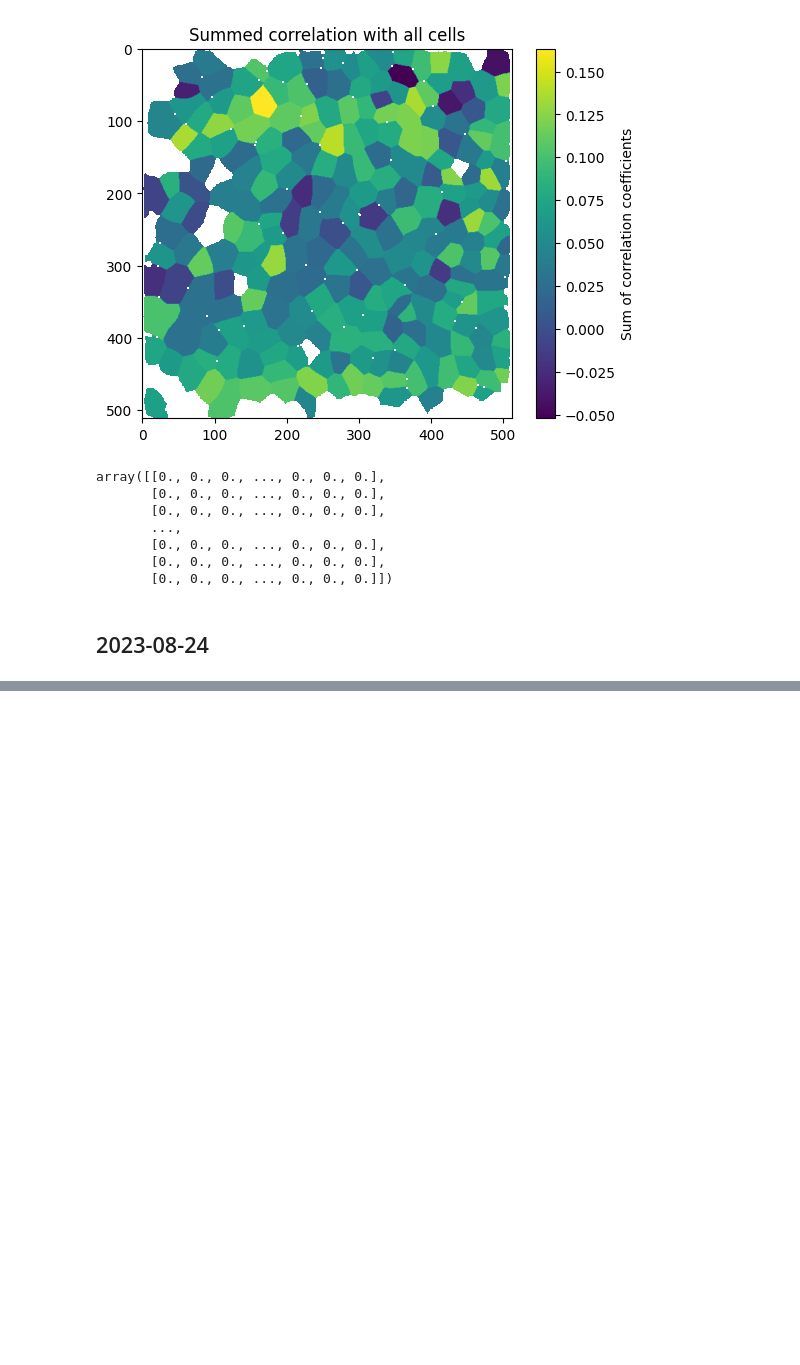
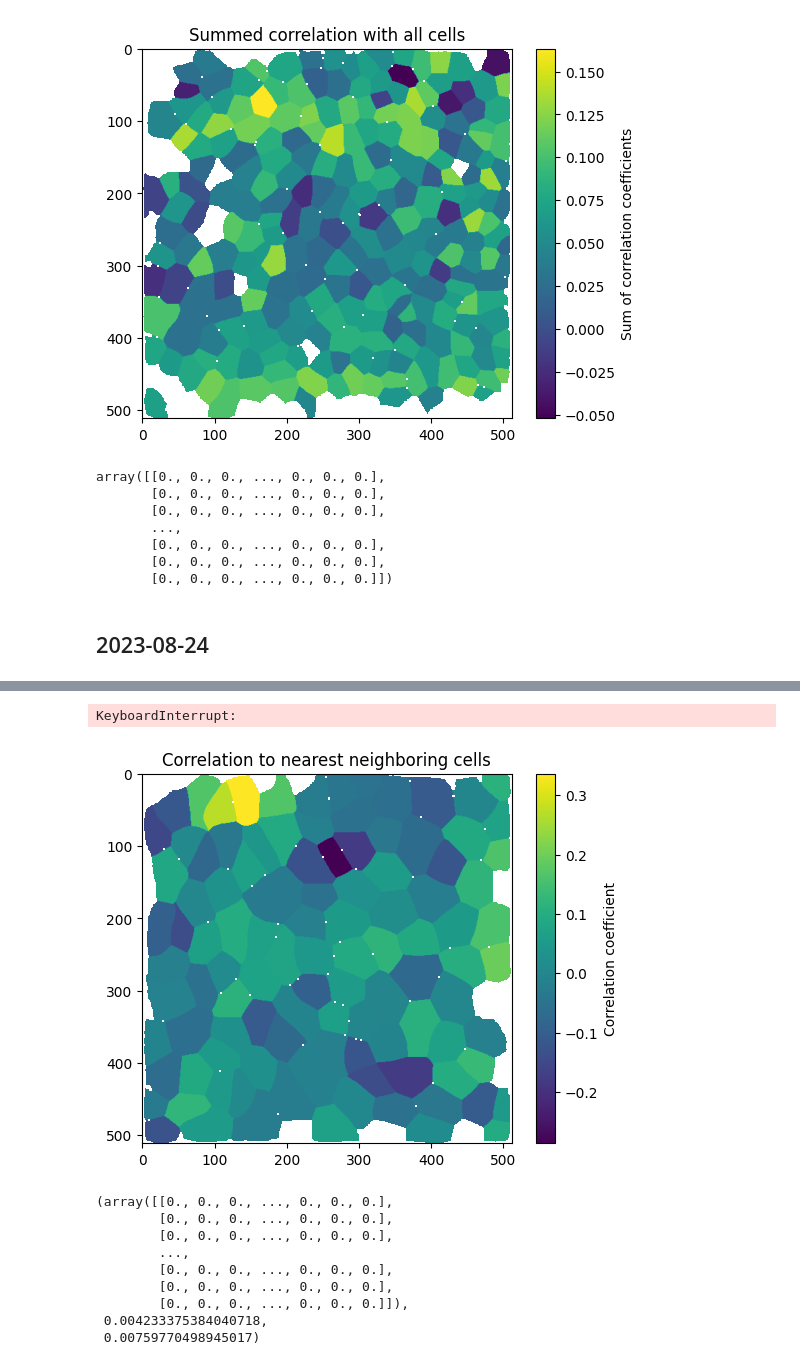
Before and after one commit to h-israelsson/Master2023, a Jupyter notebook: testing.ipynb, the cells around one changed output, grey strips where cells are left out. Drawn from its saved outputs; the diff is of its cells as text; code cells hidden in the pictures; blank space fills up the shorter version.

Commit message:
Trying to solve problems with both nearest neighbor and the annotation of the map.

```diff
--- a/testing.ipynb
+++ b/testing.ipynb
@@ -76,0 +87,5 @@ masks_hepoua24 = get_segmentation(images_path_hepoua24, model_path_hepoua24, sav
+# %%
+masks_ctl24 = get_segmentation(images_path_ctl24, model_path_24, diam=45, save=False, track=False)
+tracked_masks_ctl24 = get_tracked_masks(masks_ctl24, dist_limit=15, save=True, name=name_ctl24, savedir=savedir_24)
+# %% [output]
+KeyboardInterrupt:
@@ -76,0 +98,13 @@ masks_hepoua24 = get_segmentation(images_path_hepoua24, model_path_hepoua24, sav
+# %%
+plot_xcorr_map(masks_ctl24, images_ctl24, mode='nearest_neighbor', normalize=True, occurrence=95)
+# %% [output]
+[figure, added]
+(array([[0., 0., 0., ..., 0., 0., 0.],
+        [0., 0., 0., ..., 0., 0., 0.],
+        [0., 0., 0., ..., 0., 0., 0.],
+        ...,
+        [0., 0., 0., ..., 0., 0., 0.],
+        [0., 0., 0., ..., 0., 0., 0.],
+        [0., 0., 0., ..., 0., 0., 0.]]),
+ 0.004233375384040718,
+ 0.00759770498945017)
```
Also changed, not shown: parts of 28 cells of this notebook, 1 other file.
